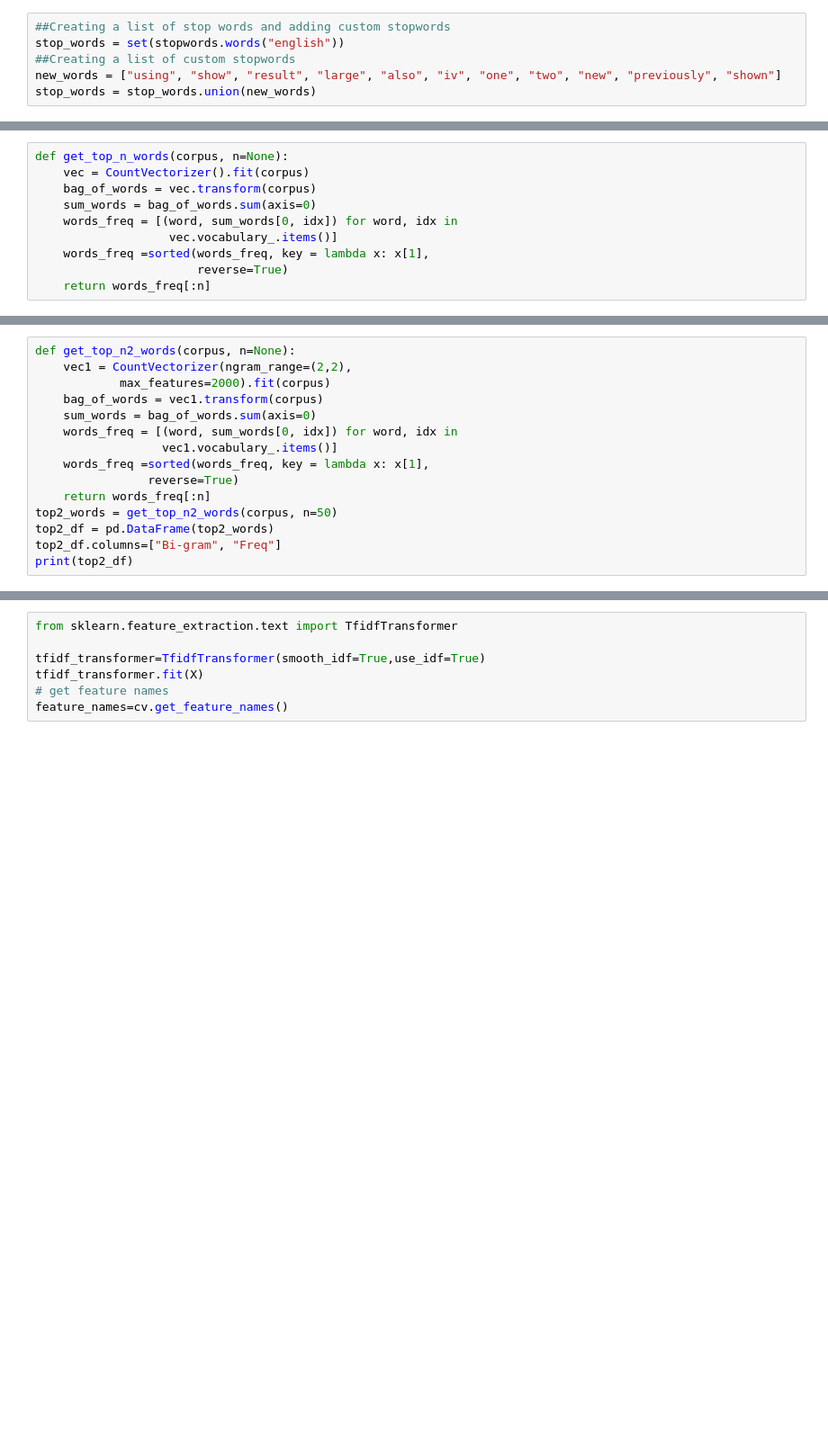
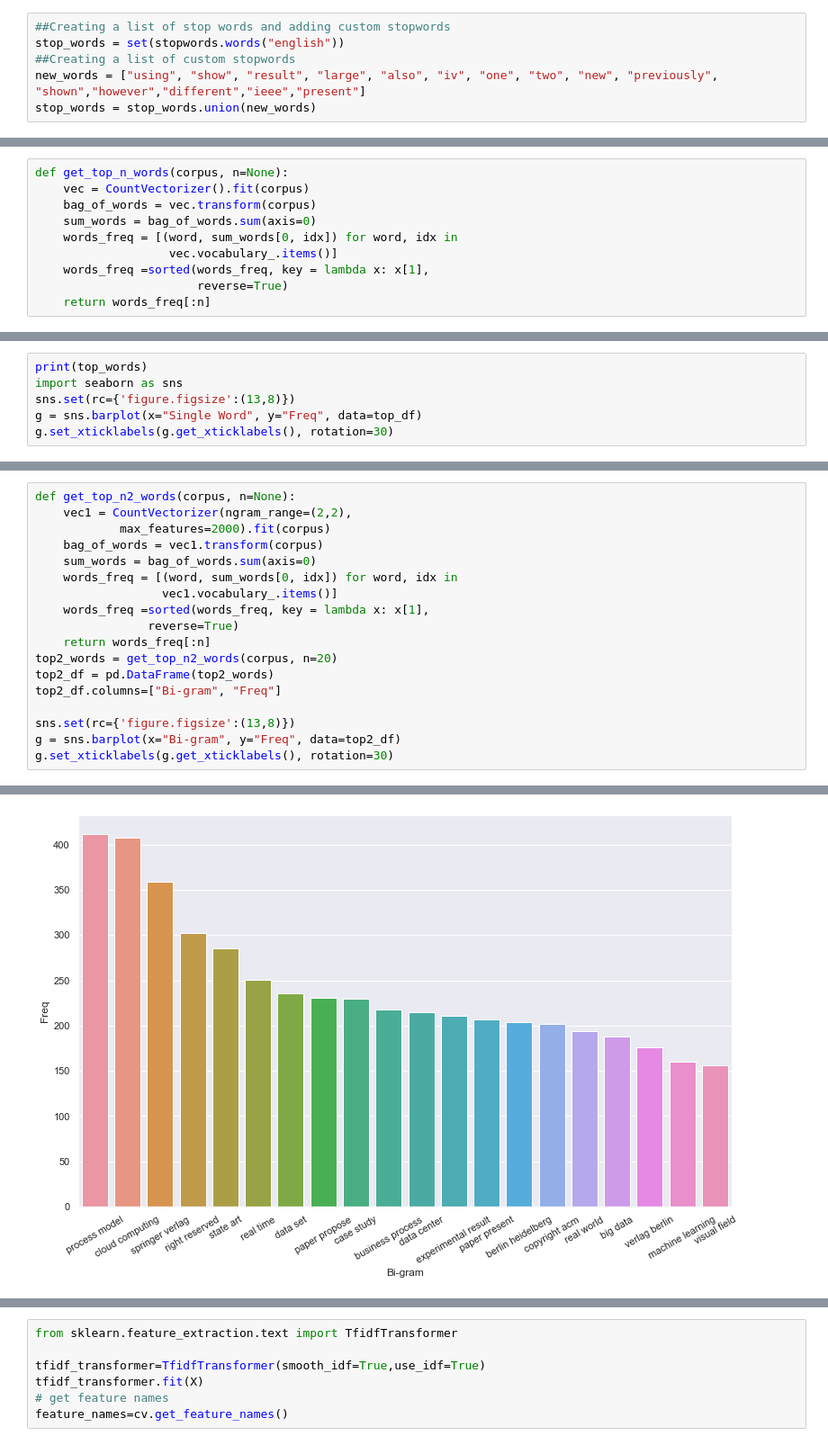
Before and after one commit to Tao-Lu/PYTHON-unimelbPublications, a Jupyter notebook: topic_modeler/keyword extraction.ipynb, the cells around one changed output, grey strips where cells are left out. Shown at 90% size. Drawn from its saved outputs; the diff is of its cells as text; blank space fills up the shorter version.

```diff
--- a/topic_modeler/keyword extraction.ipynb
+++ b/topic_modeler/keyword extraction.ipynb
@@ -23,7 +23,7 @@ from nltk.stem.wordnet import WordNetLemmatizer
 ##Creating a list of stop words and adding custom stopwords
 stop_words = set(stopwords.words("english"))
 ##Creating a list of custom stopwords
-new_words = ["using", "show", "result", "large", "also", "iv", "one", "two", "new", "previously", "shown"]
+new_words = ["using", "show", "result", "large", "also", "iv", "one", "two", "new", "previously", "shown","however","different","ieee","present"]
 stop_words = stop_words.union(new_words)
 # %%
 
@@ -111,0 +102,6 @@ print(top_df)
+# %%
+print(top_words)
+import seaborn as sns
+sns.set(rc={'figure.figsize':(13,8)})
+g = sns.barplot(x="Single Word", y="Freq", data=top_df)
+g.set_xticklabels(g.get_xticklabels(), rotation=30)
@@ -120,8 +118,11 @@ def get_top_n2_words(corpus, n=None):
     words_freq =sorted(words_freq, key = lambda x: x[1],
                 reverse=True)
     return words_freq[:n]
-top2_words = get_top_n2_words(corpus, n=50)
+top2_words = get_top_n2_words(corpus, n=20)
 top2_df = pd.DataFrame(top2_words)
 top2_df.columns=["Bi-gram", "Freq"]
-print(top2_df)
+
+sns.set(rc={'figure.figsize':(13,8)})
+g = sns.barplot(x="Bi-gram", y="Freq", data=top2_df)
+g.set_xticklabels(g.get_xticklabels(), rotation=30)
 # %% [output]
@@ -145,3 +149,4 @@ print(top2_df)
+[figure, added]
 # %%
 #Most frequently occuring Tri-grams
 def get_top_n3_words(corpus, n=None):
```
Also changed, not shown: parts of 15 cells of this notebook, 3 other files.
